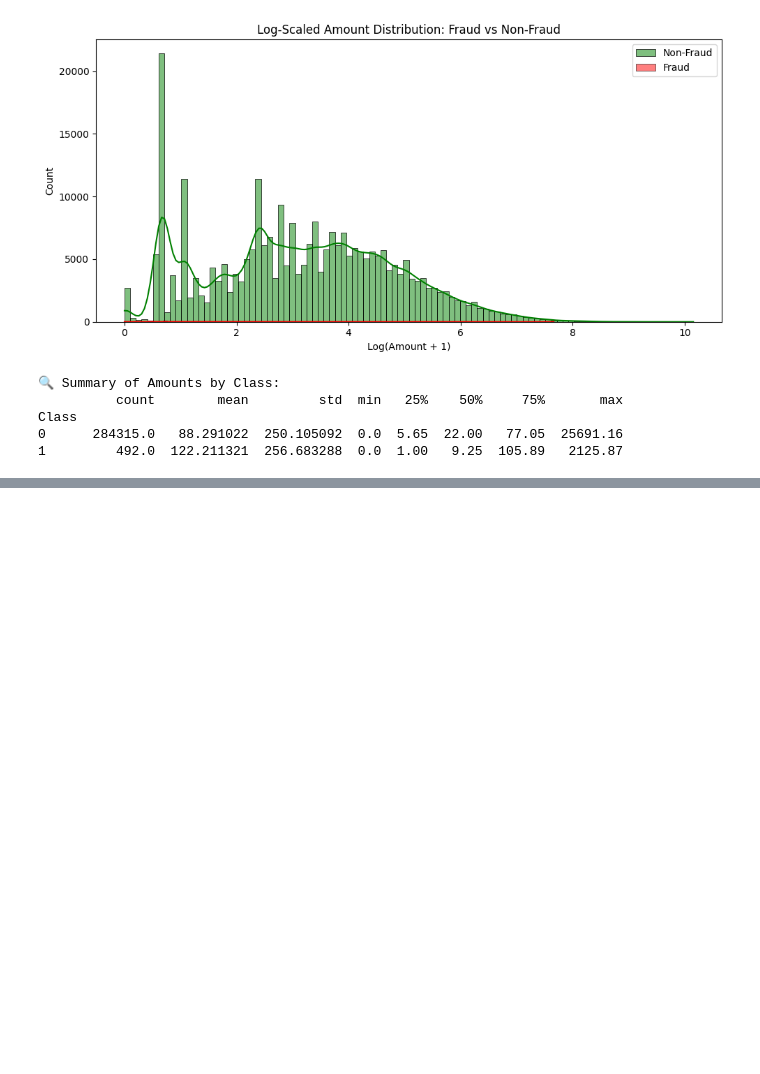
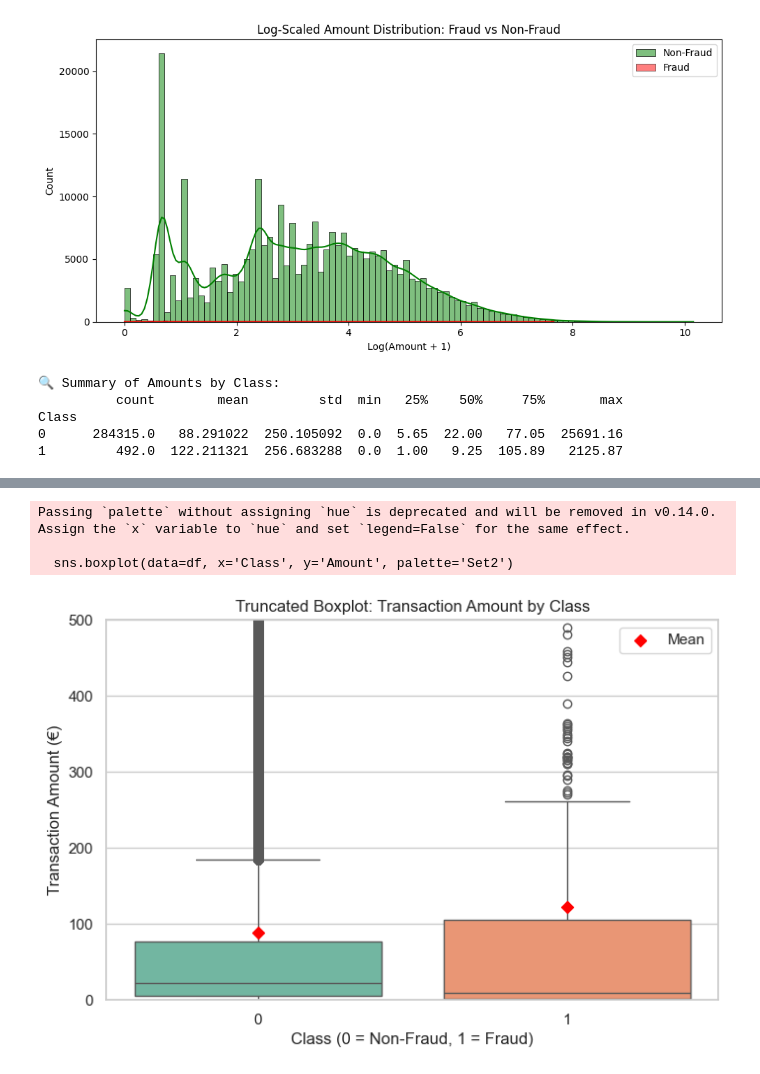
Before and after one commit to vijaivimu/Credit-Card-Fraud-Detection, a Jupyter notebook: EDA.ipynb, the cells around one changed output, grey strips where cells are left out. Drawn from its saved outputs; the diff is of its cells as text; code cells hidden in the pictures; blank space fills up the shorter version.

```diff
--- a/EDA.ipynb
+++ b/EDA.ipynb
@@ -205,0 +274,24 @@ Class
+# %%
+import matplotlib.pyplot as plt
+import seaborn as sns
+import pandas as pd
+
+df = pd.read_csv("creditcard.csv")
+
+plt.figure(figsize=(8, 5))
+sns.boxplot(data=df, x='Class', y='Amount', palette='Set2')
+plt.title("Truncated Boxplot: Transaction Amount by Class")
+plt.xlabel("Class (0 = Non-Fraud, 1 = Fraud)")
+plt.ylabel("Transaction Amount (€)")
+plt.ylim(0, 500)
+
+# Plot mean points
+mean_values = df.groupby('Class')['Amount'].mean()
+plt.scatter([0, 1], mean_values, color='red', marker='D', label='Mean', zorder=10)
+plt.legend()
+plt.show()
+# %% [output]
+Passing `palette` without assigning `hue` is deprecated and will be removed in v0.14.0. Assign the `x` variable to `hue` and set `legend=False` for the same effect.
+
+  sns.boxplot(data=df, x='Class', y='Amount', palette='Set2')
+[figure, added]
```
Also changed, not shown: parts of 5 cells of this notebook.
